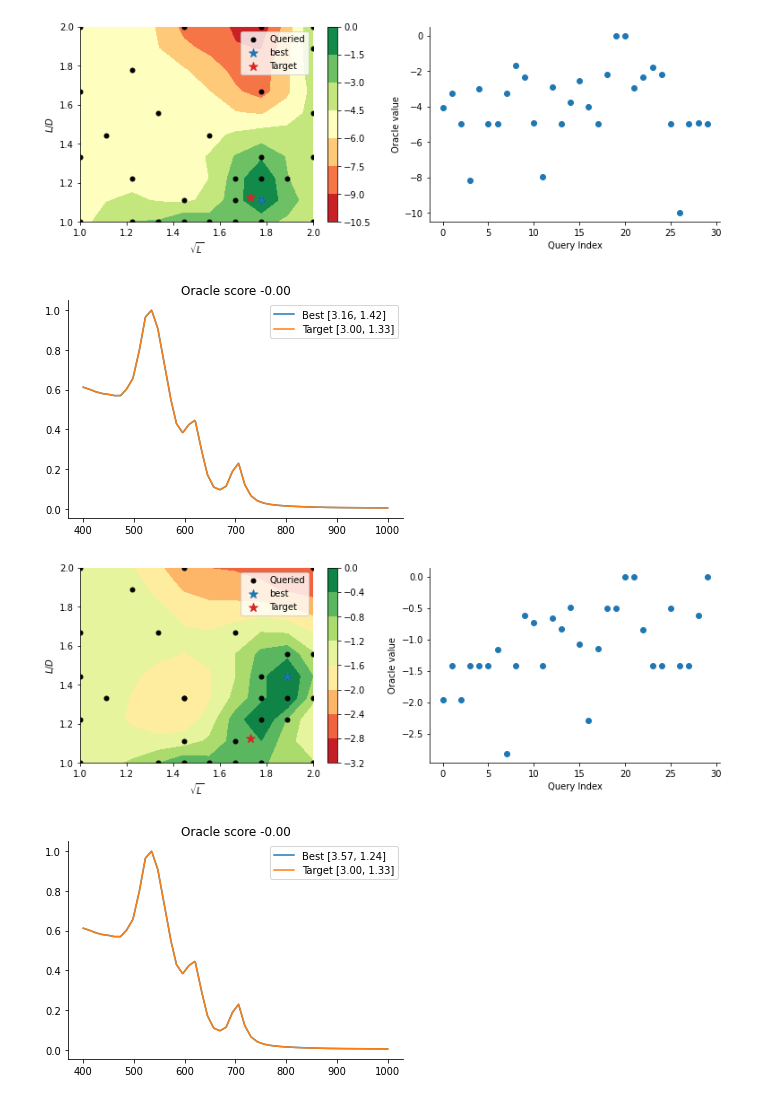
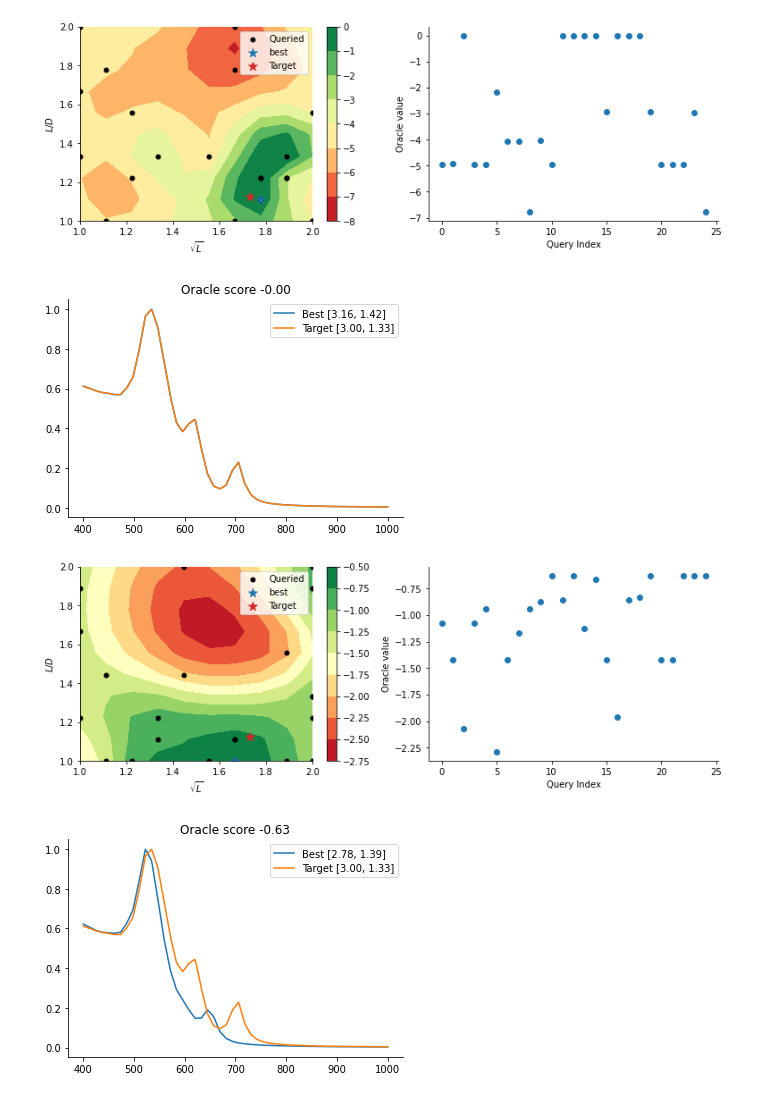
Before and after one commit to pozzo-research-group/HEAD, a Jupyter notebook: notebooks/02-pyGDM2 simulations and Bayesian optimization.ipynb, the cells around one changed output. Drawn from its saved outputs; the diff is of its cells as text; code cells hidden in the pictures.

Commit message:
implement hyperplane class; shift to batch policy in nb 2

```diff
--- a/notebooks/02-pyGDM2 simulations and Bayesian optimization.ipynb
+++ b/notebooks/02-pyGDM2 simulations and Bayesian optimization.ipynb
@@ -75,3 +35,25 @@ def func_norm(query, target):
 def euclidean_dist(query, target):
     val = -distance.euclidean(query.fd.data_matrix, target.fd.data_matrix)
     return float(val)
+# %%
+# define a model for the loss function we would like to optimize
+from sklearn.gaussian_process import GaussianProcessRegressor
+from sklearn.gaussian_process.kernels import Matern
+
+kernel = 1.0 * Matern(length_scale=0.2, nu=1.5)
+model = GaussianProcessRegressor(kernel=kernel)
+# %%
+# define some batch policies for BO
+def thomspon_sampling(model, X,b=5):
+    Xb = []
+    fb = model.estimator.sample_y(X,b, random_state=0)
+    query_idx = []
+    for fi in fb.T:
+        max_id = np.argmax(fi)
+        query_idx.append(max_id)
+    query_idx = np.asarray(query_idx)
+
+    return query_idx, X[query_idx,:]
+
+BATCH = 5
+query_strategy = lambda model, X: thomspon_sampling(model, X, b= BATCH)
@@ -78,10 +97,6 @@ def euclidean_dist(query, target):
 # %%
 from modAL.models import BayesianOptimizer
-from sklearn.gaussian_process import GaussianProcessRegressor
 from modAL.acquisition import max_EI
-from sklearn.gaussian_process.kernels import Matern
-
-kernel = 1.0 * Matern(length_scale=0.2, nu=1.5)
 
 class Design:
     def __init__(self, dspace):
@@ -89,19 +104,17 @@ class Design:
         self.Lt, self.Rt = 3, 4/3
         self.st = get_spectrum(self.Lt,self.Rt)
 
-    def run(self, oracle, n_queries=5):
-        loss_model = GaussianProcessRegressor(kernel=kernel)
-
+    def run(self, oracle, n_queries=5, n_init=5):
         # create intialization samples
-        self.X0 = grid.sample(n_samples=5)
+        self.X0 = grid.sample(n_samples=n_init)
         Y0 = []
         for x0 in self.X0:
             Y0.append(self._get_score(x0, oracle))
 
         self.Y0 = np.asarray(Y0)
         self.optimizer = BayesianOptimizer(
-            estimator=loss_model,
-            query_strategy=max_EI,
+            estimator=model,
+            query_strategy=query_strategy,
             X_training = self.X0,
             y_training = self.Y0
         )
@@ -167,11 +180,12 @@ class Design:
 # %%
 design = Design(grid)
 for oracle in [func_norm, euclidean_dist]:
-    design.run(oracle, n_queries=25)
+    # initiate using 5 samples and then do a batch sampling for 4 times with a batch size of 5
+    design.run(oracle, n_queries=4, n_init=5)
     design.plot_learning()
     design.plot_bestmatch()
 # %% [output]
-[figure, old version]
+[figure, new version]
 [figure]
-[figure, old version]
+[figure, new version]
-[figure, old version]
+[figure, new version]
```
Also changed, not shown: parts of 2 cells of this notebook, 2 other files.
